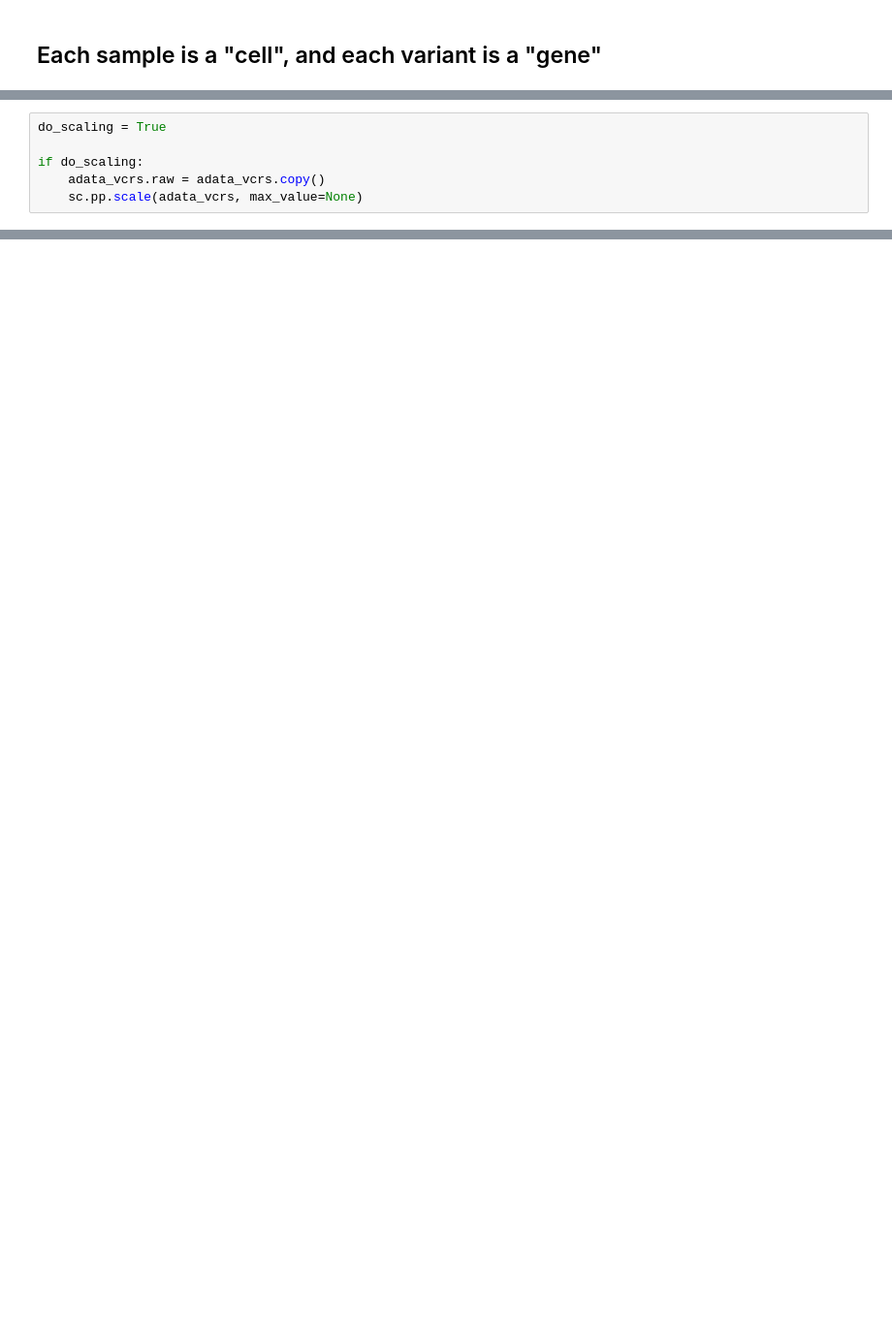
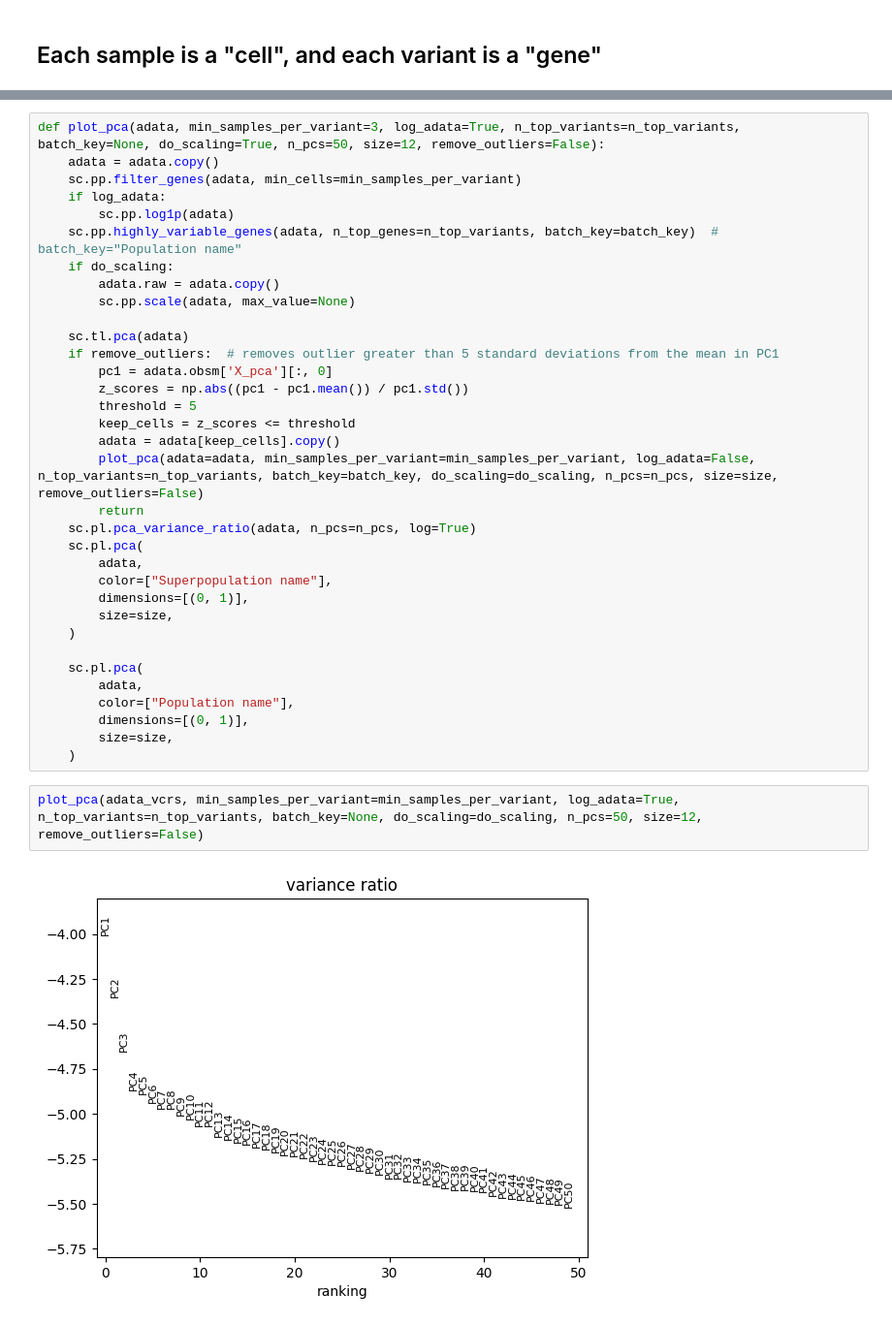
Before and after one commit to pachterlab/RLSRP_2025, a Jupyter notebook: notebooks/Fig3_geuvadis.ipynb, the cells around one changed output, grey strips where cells are left out. Shown at 97% size. Cells and saved outputs as stored; diff of their text form; blank space fills up the shorter version.

```diff
--- a/notebooks/Fig3_geuvadis.ipynb
+++ b/notebooks/Fig3_geuvadis.ipynb
@@ -195,6 +212,0 @@ adata_vcrs.obs.head()
-# %%
-do_scaling = True
-
-if do_scaling:
-    adata_vcrs.raw = adata_vcrs.copy()
-    sc.pp.scale(adata_vcrs, max_value=None)
@@ -225,0 +213,38 @@ sc.pl.pca(
+# %%
+def plot_pca(adata, min_samples_per_variant=3, log_adata=True, n_top_variants=n_top_variants, batch_key=None, do_scaling=True, n_pcs=50, size=12, remove_outliers=False):
+    adata = adata.copy()
+    sc.pp.filter_genes(adata, min_cells=min_samples_per_variant)
+    if log_adata:
+        sc.pp.log1p(adata)
+    sc.pp.highly_variable_genes(adata, n_top_genes=n_top_variants, batch_key=batch_key)  # batch_key="Population name"
+    if do_scaling:
+        adata.raw = adata.copy()
+        sc.pp.scale(adata, max_value=None)
+
+    sc.tl.pca(adata)
+    if remove_outliers:  # removes outlier greater than 5 standard deviations from the mean in PC1
+        pc1 = adata.obsm['X_pca'][:, 0]
+        z_scores = np.abs((pc1 - pc1.mean()) / pc1.std())
+        threshold = 5
+        keep_cells = z_scores <= threshold
+        adata = adata[keep_cells].copy()
+        plot_pca(adata=adata, min_samples_per_variant=min_samples_per_variant, log_adata=False, n_top_variants=n_top_variants, batch_key=batch_key, do_scaling=do_scaling, n_pcs=n_pcs, size=size, remove_outliers=False)
+        return
+    sc.pl.pca_variance_ratio(adata, n_pcs=n_pcs, log=True)
+    sc.pl.pca(
+        adata,
+        color=["Superpopulation name"],
+        dimensions=[(0, 1)],
+        size=size,
+    )
+
+    sc.pl.pca(
+        adata,
+        color=["Population name"],
+        dimensions=[(0, 1)],
+        size=size,
+    )
+# %%
+plot_pca(adata_vcrs, min_samples_per_variant=min_samples_per_variant, log_adata=True, n_top_variants=n_top_variants, batch_key=None, do_scaling=do_scaling, n_pcs=50, size=12, remove_outliers=False)
+# %% [output]
+[figure, added]
```
Also changed, not shown: parts of 26 cells of this notebook, 1 other file.
